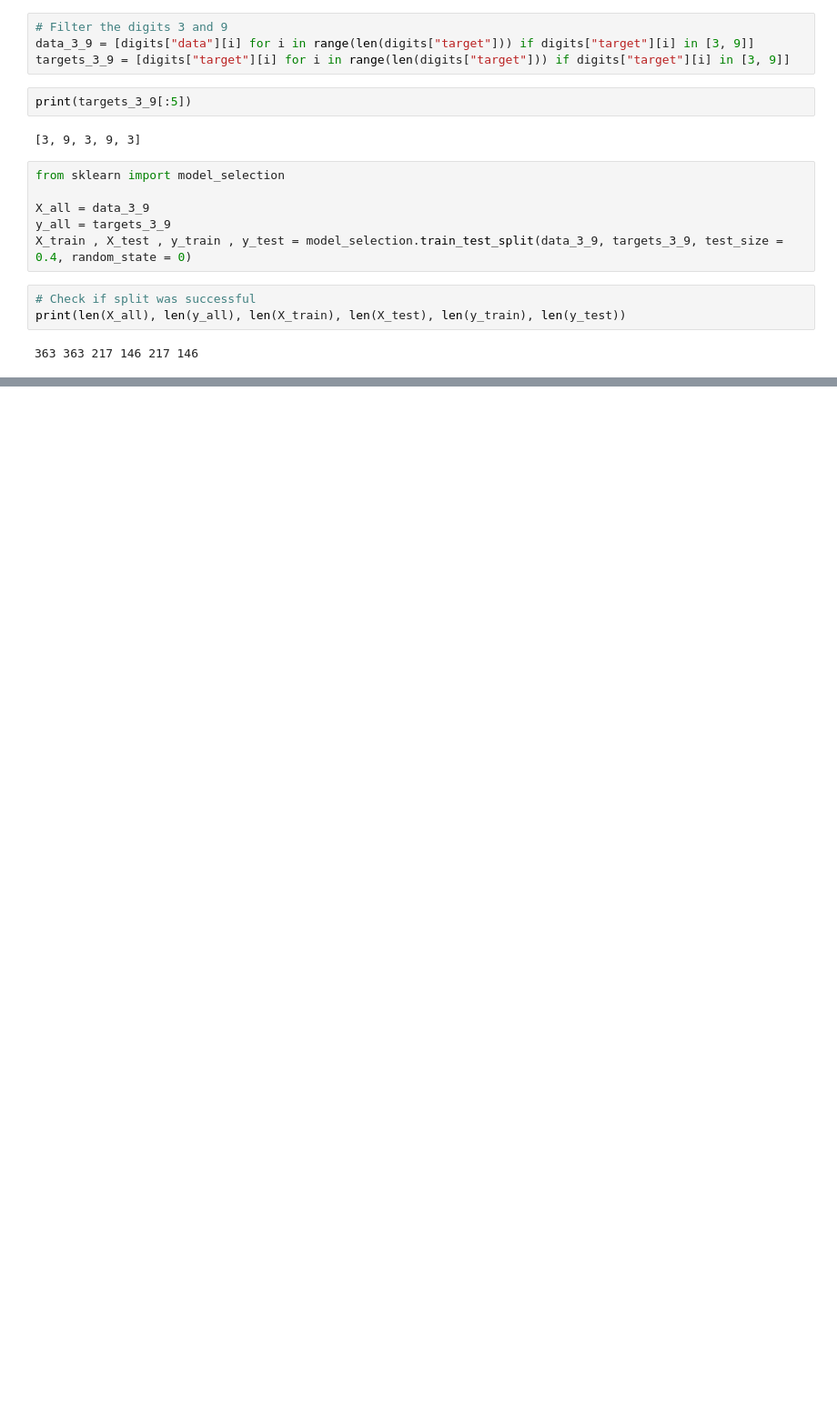
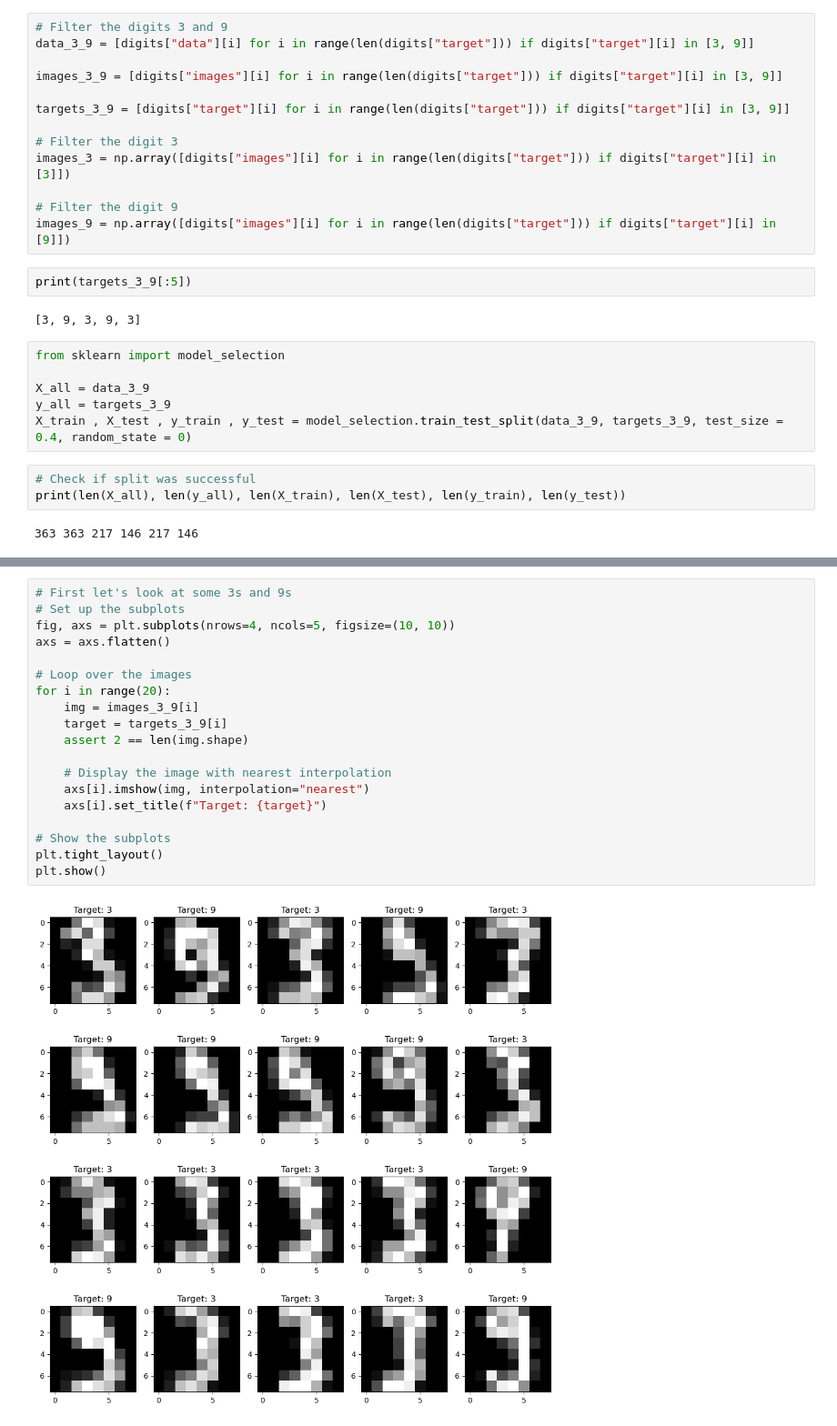
Before and after one commit to Simon-0711/ML_essentials, a Jupyter notebook: Exercise_1/1_2_Simon.ipynb, the cells around one changed output, grey strips where cells are left out. Shown at 91% size. Drawn from its saved outputs; the diff is of its cells as text; blank space fills up the shorter version.

```diff
--- a/Exercise_1/1_2_Simon.ipynb
+++ b/Exercise_1/1_2_Simon.ipynb
@@ -69,7 +69,16 @@ plt.show()
 # %%
 # Filter the digits 3 and 9
 data_3_9 = [digits["data"][i] for i in range(len(digits["target"])) if digits["target"][i] in [3, 9]]
+
+images_3_9 = [digits["images"][i] for i in range(len(digits["target"])) if digits["target"][i] in [3, 9]]
+
 targets_3_9 = [digits["target"][i] for i in range(len(digits["target"])) if digits["target"][i] in [3, 9]]
+
+# Filter the digit 3
+images_3 = np.array([digits["images"][i] for i in range(len(digits["target"])) if digits["target"][i] in [3]])
+
+# Filter the digit 9
+images_9 = np.array([digits["images"][i] for i in range(len(digits["target"])) if digits["target"][i] in [9]])
 # %%
 print(targets_3_9[:5])
 # %% [output]
@@ -87,0 +101,21 @@ print(len(X_all), len(y_all), len(X_train), len(X_test), len(y_train), len(y_tes
+# %%
+# First let's look at some 3s and 9s
+# Set up the subplots
+fig, axs = plt.subplots(nrows=4, ncols=5, figsize=(10, 10))
+axs = axs.flatten()
+
+# Loop over the images
+for i in range(20):
+    img = images_3_9[i]
+    target = targets_3_9[i]
+    assert 2 == len(img.shape)
+
+    # Display the image with nearest interpolation
+    axs[i].imshow(img, interpolation="nearest")
+    axs[i].set_title(f"Target: {target}")
+
+# Show the subplots
+plt.tight_layout()
+plt.show()
+# %% [output]
+[figure, added]
```
Also changed, not shown: parts of 9 cells of this notebook.
